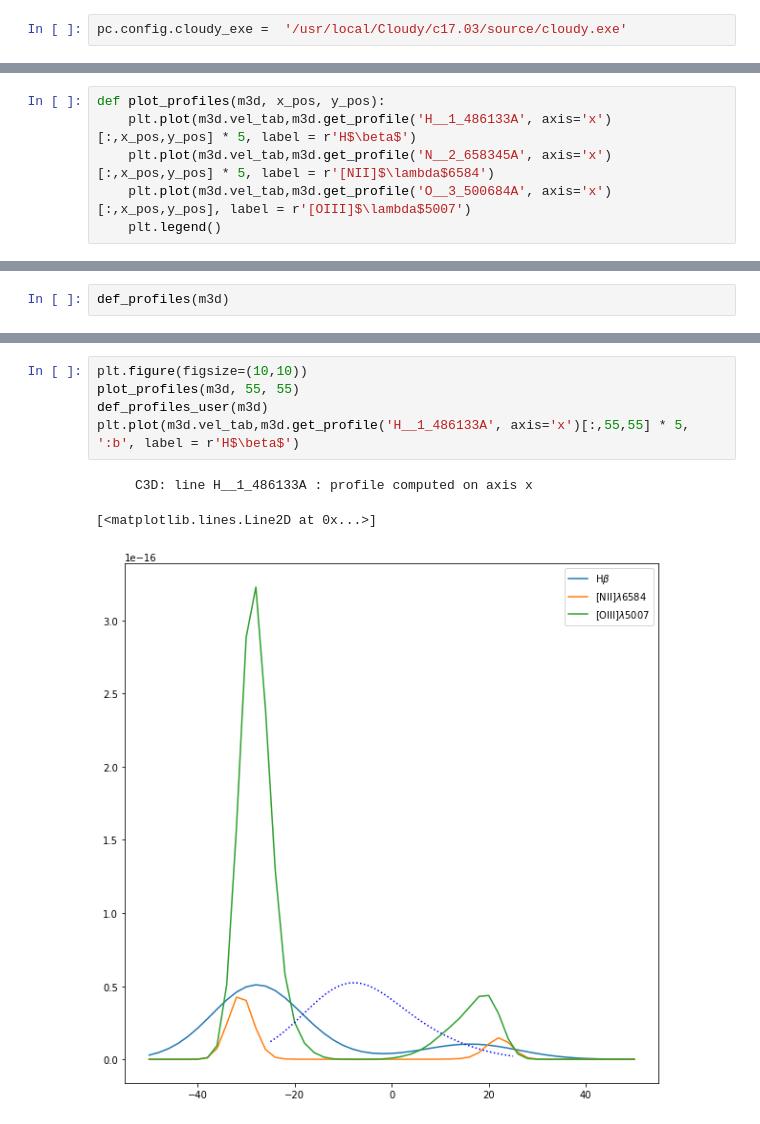
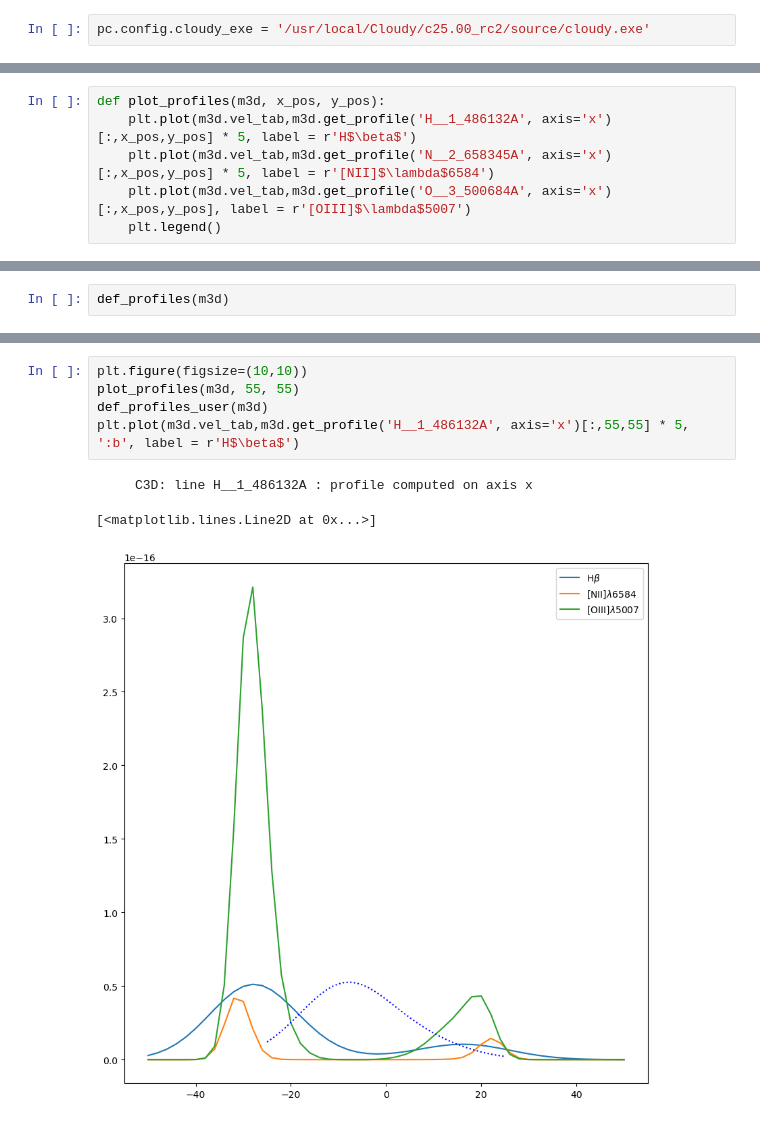
Before and after one commit to Morisset/pyCloudy, a Jupyter notebook: pyCloudy/docs/Using_pyCloudy_3.ipynb, the cells around one changed output, grey strips where cells are left out. Cells and saved outputs as stored; diff of their text form.

```diff
--- a/pyCloudy/docs/Using_pyCloudy_3.ipynb
+++ b/pyCloudy/docs/Using_pyCloudy_3.ipynb
@@ -11,5 +11,5 @@ print(pc.__version__)
 # %%
-pc.config.cloudy_exe =  '/usr/local/Cloudy/c17.03/source/cloudy.exe'
+pc.config.cloudy_exe = '/usr/local/Cloudy/c25.00_rc2/source/cloudy.exe'
 # %%
 dir_ = '/tmp/models/'
 pc.print_make_file(dir_)
@@ -103,7 +98,7 @@ def def_profiles_user(m3d):
     m3d.config_profile(size_spectrum = 41, vel_max = 25, profile_function = Hb_prof, v_turb = 0.01)
 # %%
 def plot_profiles(m3d, x_pos, y_pos):
-    plt.plot(m3d.vel_tab,m3d.get_profile('H__1_486133A', axis='x')[:,x_pos,y_pos] * 5, label = r'H$\beta$')
+    plt.plot(m3d.vel_tab,m3d.get_profile('H__1_486132A', axis='x')[:,x_pos,y_pos] * 5, label = r'H$\beta$')
     plt.plot(m3d.vel_tab,m3d.get_profile('N__2_658345A', axis='x')[:,x_pos,y_pos] * 5, label = r'[NII]$\lambda$6584')
     plt.plot(m3d.vel_tab,m3d.get_profile('O__3_500684A', axis='x')[:,x_pos,y_pos], label = r'[OIII]$\lambda$5007')
     plt.legend()
@@ -245,12 +242,12 @@ plot_profiles(m3d, 55, 55)
 # %%
 plt.figure(figsize=(10,10))
 plot_profiles(m3d, 55, 55)
 def_profiles_user(m3d)
-plt.plot(m3d.vel_tab,m3d.get_profile('H__1_486133A', axis='x')[:,55,55] * 5, ':b', label = r'H$\beta$')
+plt.plot(m3d.vel_tab,m3d.get_profile('H__1_486132A', axis='x')[:,55,55] * 5, ':b', label = r'H$\beta$')
 # %% [output]
-     C3D: line H__1_486133A : profile computed on axis x
+     C3D: line H__1_486132A : profile computed on axis x
 [<matplotlib.lines.Line2D at 0x...>]
-[figure, old version]
+[figure, new version]
 # %%
 plt.figure(figsize=(15,15))
 other_plots(m3d, proj_axis)
```
Also changed, not shown: parts of 10 cells of this notebook, 11 other files.
